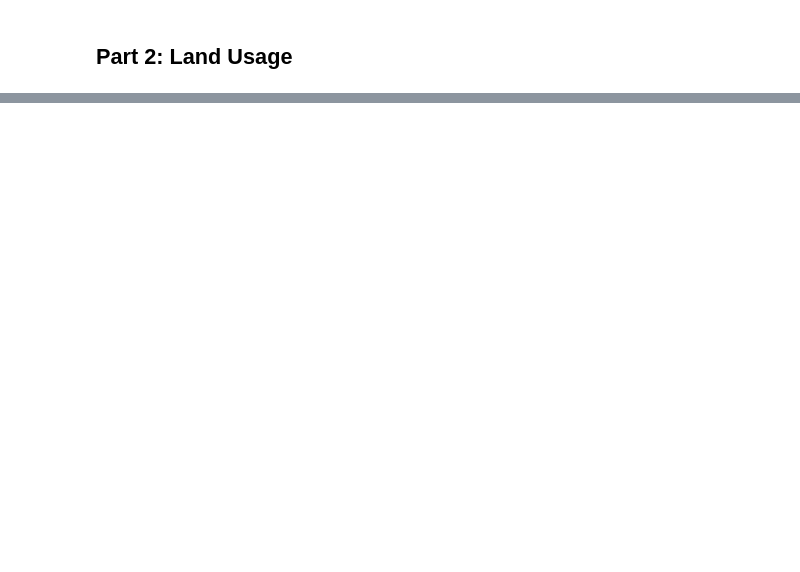
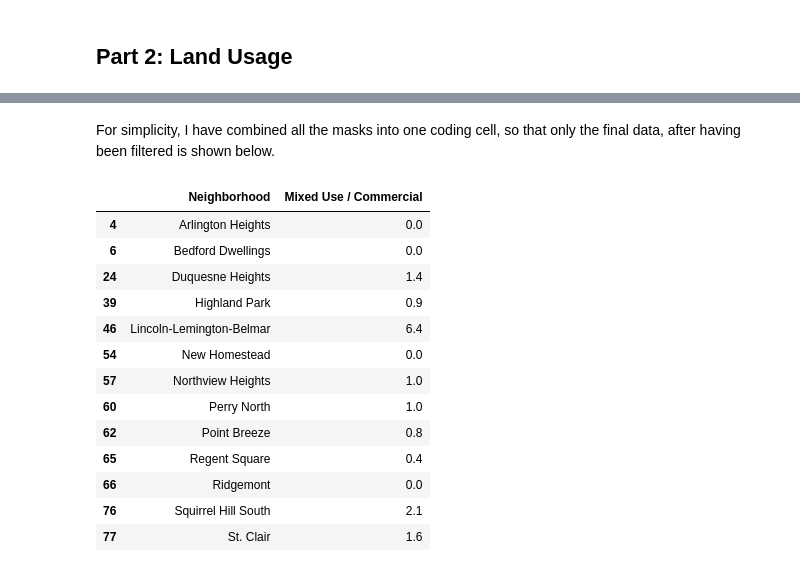
Before and after one commit to benjamin-kiddie/Big-Ideas-Final-Project, a Jupyter notebook: Presentation-Notebook.ipynb, the cells around one changed output, grey strips where cells are left out. Cells and saved outputs as stored; diff of their text form; code cells hidden in the pictures; blank space fills up the shorter version.

```diff
--- a/Presentation-Notebook.ipynb
+++ b/Presentation-Notebook.ipynb
@@ -108,0 +195,46 @@ Based on the above results, Hays, St. Clair, and North Shore were the top 3 leas
+# %% [markdown]
+For simplicity, I have combined all the masks into one coding cell, so that only the final data, after having been filtered is shown below.
+# %%
+##Industrial Mask
+#Industrial below 5.0%
+
+indMask = data['Mixed Use / Industrial'] <= 5.0
+ind_Data = data[indMask]
+
+##Open Space Mask
+# 30.0% <= Open Space <= 75.0%
+
+firstopenMask = ind_Data['Open Space'] >= 30.0
+open_filteredData = ind_Data[firstopenMask]
+
+openMask = open_filteredData['Open Space'] <= 75.0
+open_Data = open_filteredData[openMask]
+
+##Residential Mask
+# 25.0% <= Residential <= 75.0%
+
+firstresMask = open_Data['Residential'] >= 25.0
+res_filteredData = open_Data[firstresMask]
+
+resMask = res_filteredData['Residential'] <= 75.0
+res_Data = res_filteredData[resMask]
+
+##Final Data Mask
+
+finalData = res_Data[['Neighborhood','Mixed Use / Commercial']].copy() ## Create new dataframe for only viewing Neighborhood and Commercial Use
+finalData.head(20)
+# %% [output]
+|  | Neighborhood | Mixed Use / Commercial |
+| 4 | Arlington Heights | 0.0 |
+| 6 | Bedford Dwellings | 0.0 |
+| 24 | Duquesne Heights | 1.4 |
+| 39 | Highland Park | 0.9 |
+| 46 | Lincoln-Lemington-Belmar | 6.4 |
+| 54 | New Homestead | 0.0 |
+| 57 | Northview Heights | 1.0 |
+| 60 | Perry North | 1.0 |
+| 62 | Point Breeze | 0.8 |
+| 65 | Regent Square | 0.4 |
+| 66 | Ridgemont | 0.0 |
+| 76 | Squirrel Hill South | 2.1 |
+| 77 | St. Clair | 1.6 |
```
Also changed, not shown: parts of 13 cells of this notebook, 1 other file.
